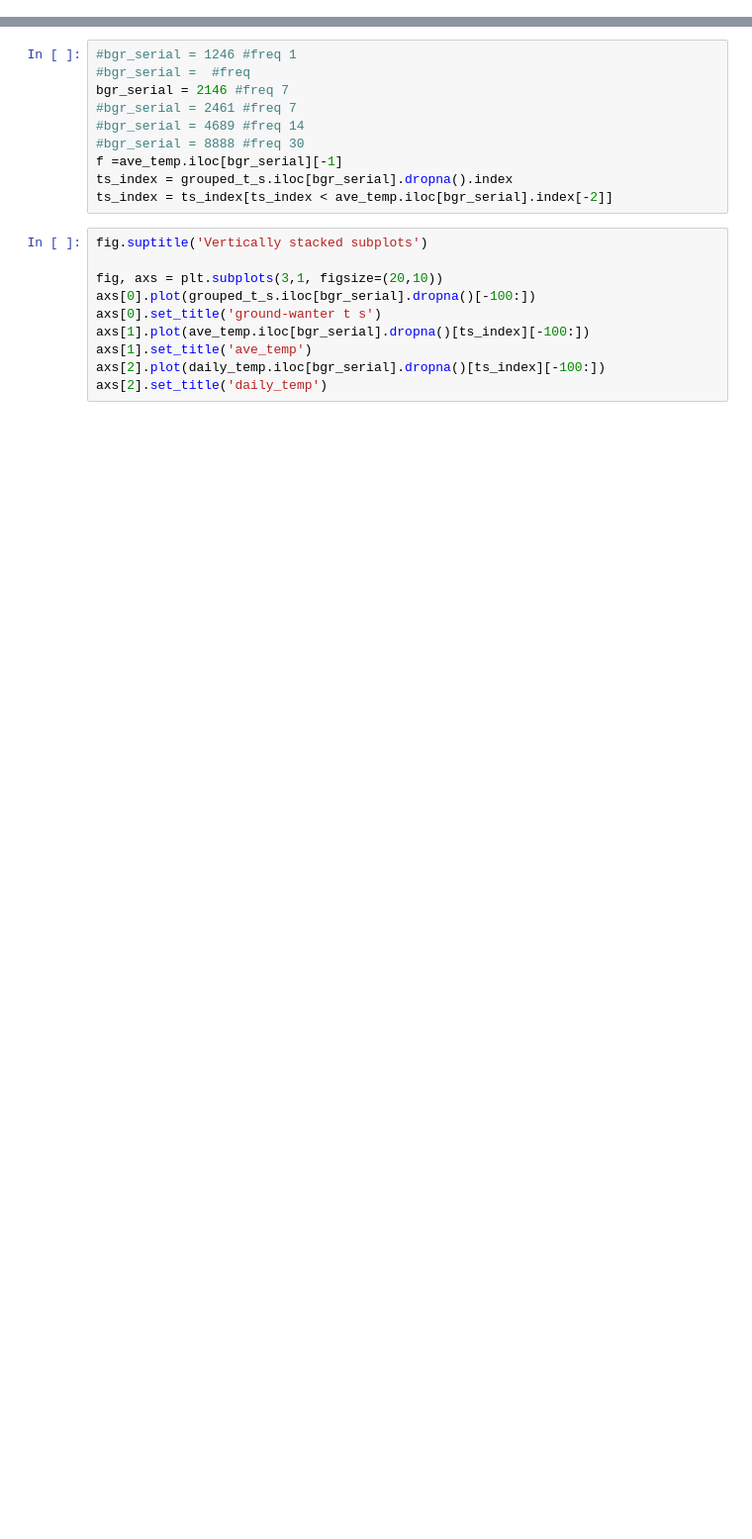
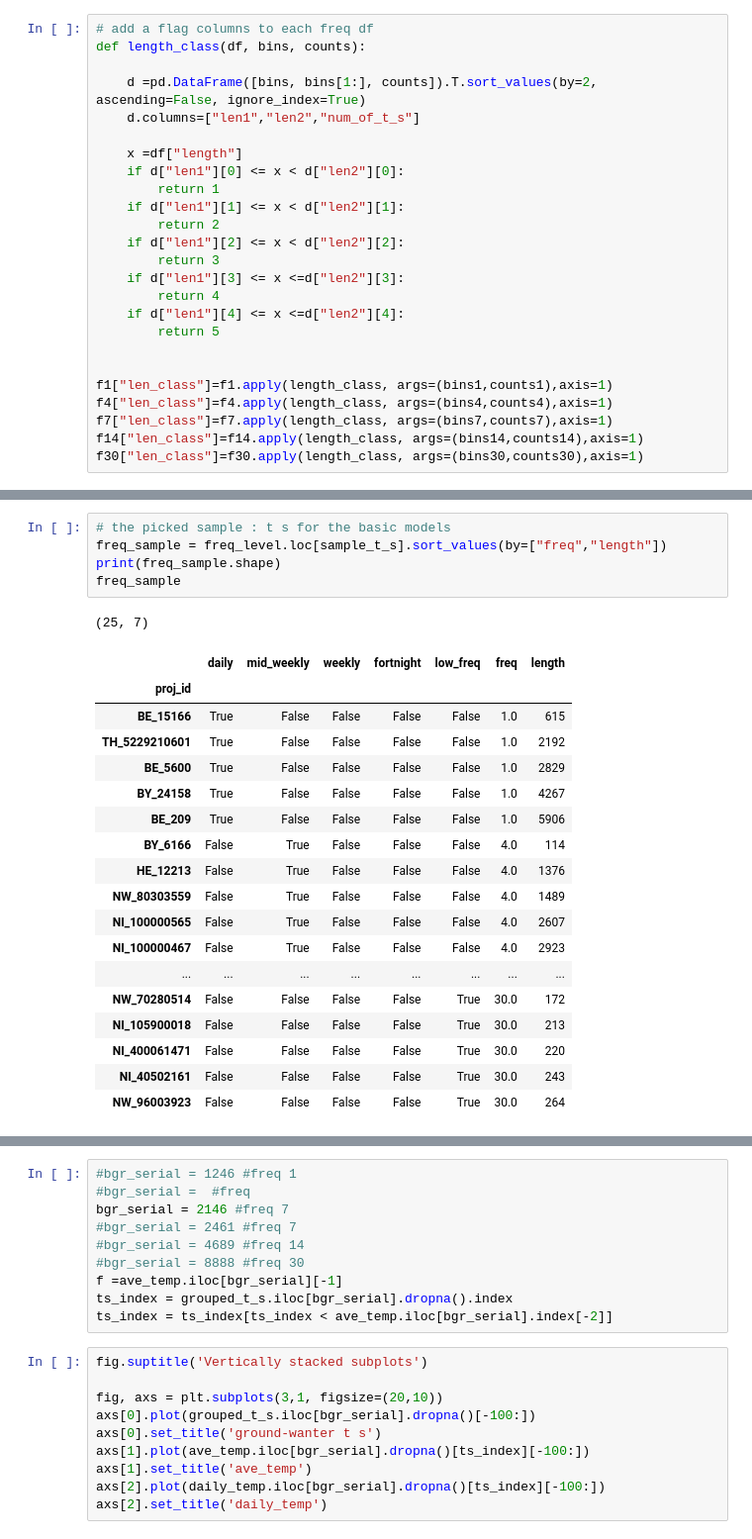
Before and after one commit to basem-AI/BGR_outlier_detection, a Jupyter notebook: modeling.ipynb, the cells around one changed output, grey strips where cells are left out. Shown: that part at 99% size. Cells and saved outputs as stored; diff of their text form; blank space fills up the shorter version.

```diff
--- a/modeling.ipynb
+++ b/modeling.ipynb
@@ -79,0 +224,25 @@ ave_temp.head()
+# %%
+# add a flag columns to each freq df
+def length_class(df, bins, counts):
+
+    d =pd.DataFrame([bins, bins[1:], counts]).T.sort_values(by=2, ascending=False, ignore_index=True)
+    d.columns=["len1","len2","num_of_t_s"]
+
+    x =df["length"]
+    if d["len1"][0] <= x < d["len2"][0]:
+        return 1
+    if d["len1"][1] <= x < d["len2"][1]:
+        return 2
+    if d["len1"][2] <= x < d["len2"][2]:
+        return 3
+    if d["len1"][3] <= x <=d["len2"][3]:
+        return 4
+    if d["len1"][4] <= x <=d["len2"][4]:
+        return 5
+
+
+f1["len_class"]=f1.apply(length_class, args=(bins1,counts1),axis=1)
+f4["len_class"]=f4.apply(length_class, args=(bins4,counts4),axis=1)
+f7["len_class"]=f7.apply(length_class, args=(bins7,counts7),axis=1)
+f14["len_class"]=f14.apply(length_class, args=(bins14,counts14),axis=1)
+f30["len_class"]=f30.apply(length_class, args=(bins30,counts30),axis=1)
@@ -79,0 +259,25 @@ ave_temp.head()
+# %%
+# the picked sample : t s for the basic models
+freq_sample = freq_level.loc[sample_t_s].sort_values(by=["freq","length"])
+print(freq_sample.shape)
+freq_sample
+# %% [output]
+(25, 7)
+|  | daily | mid_weekly | weekly | fortnight | low_freq | freq | length |
+| proj_id |  |  |  |  |  |  |  |
+| BE_15166 | True | False | False | False | False | 1.0 | 615 |
+| TH_5229210601 | True | False | False | False | False | 1.0 | 2192 |
+| BE_5600 | True | False | False | False | False | 1.0 | 2829 |
+| BY_24158 | True | False | False | False | False | 1.0 | 4267 |
+| BE_209 | True | False | False | False | False | 1.0 | 5906 |
+| BY_6166 | False | True | False | False | False | 4.0 | 114 |
+| HE_12213 | False | True | False | False | False | 4.0 | 1376 |
+| NW_80303559 | False | True | False | False | False | 4.0 | 1489 |
+| NI_100000565 | False | True | False | False | False | 4.0 | 2607 |
+| NI_100000467 | False | True | False | False | False | 4.0 | 2923 |
+| ... | ... | ... | ... | ... | ... | ... | ... |
+| NW_70280514 | False | False | False | False | True | 30.0 | 172 |
+| NI_105900018 | False | False | False | False | True | 30.0 | 213 |
+| NI_400061471 | False | False | False | False | True | 30.0 | 220 |
+| NI_40502161 | False | False | False | False | True | 30.0 | 243 |
+| NW_96003923 | False | False | False | False | True | 30.0 | 264 |
```
Also changed, not shown: parts of 36 cells of this notebook, 2 other files.
